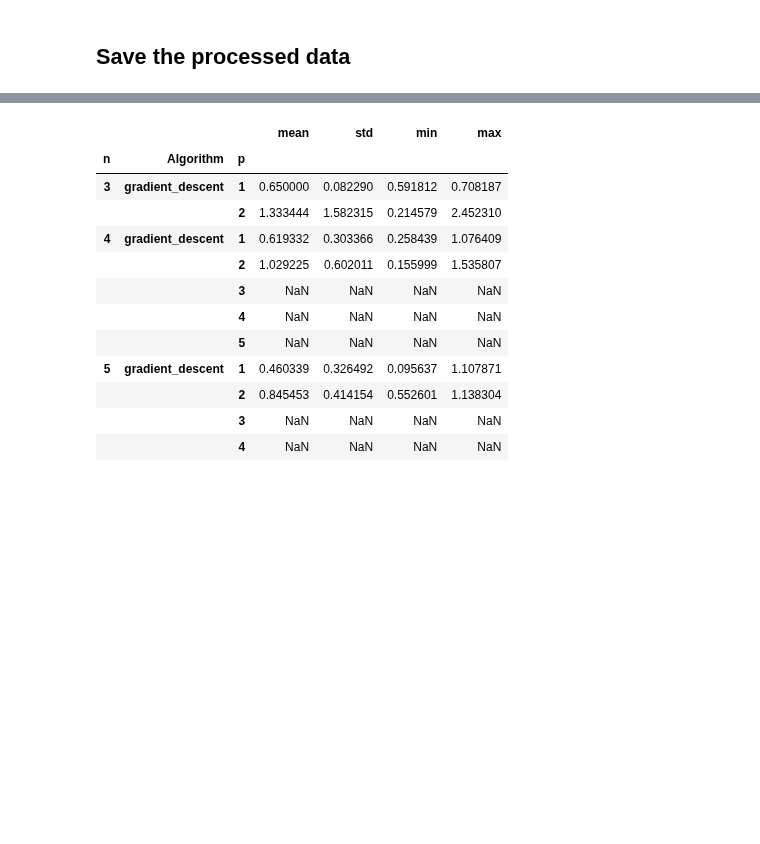
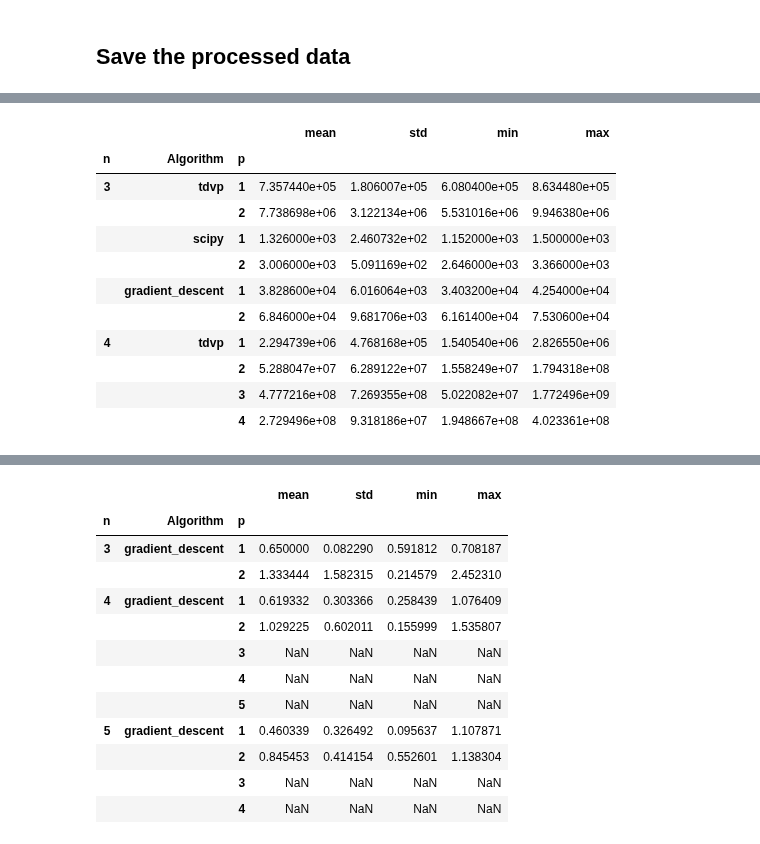
Before and after one commit to LeonhardRichter/TDVP_and_QAOA, a Jupyter notebook: data_processing.ipynb, the cells around one changed output, grey strips where cells are left out. Saved outputs shown, nothing was run; the diff lists cells and outputs as text; code cells hidden in the pictures; blank space fills up the shorter version.

```diff
--- a/data_processing.ipynb
+++ b/data_processing.ipynb
@@ -857,3 +859,18 @@ with open("results/stats_gd_cut.p",'rb') as file:
+# %%
+stats['gate count'].head(10)
+# %% [output]
+|  |  |  | mean | std | min | max |
+| n | Algorithm | p |  |  |  |  |
+| 3 | tdvp | 1 | 7.357440e+05 | 1.806007e+05 | 6.080400e+05 | 8.634480e+05 |
+|  |  | 2 | 7.738698e+06 | 3.122134e+06 | 5.531016e+06 | 9.946380e+06 |
+|  | scipy | 1 | 1.326000e+03 | 2.460732e+02 | 1.152000e+03 | 1.500000e+03 |
+|  |  | 2 | 3.006000e+03 | 5.091169e+02 | 2.646000e+03 | 3.366000e+03 |
+|  | gradient_descent | 1 | 3.828600e+04 | 6.016064e+03 | 3.403200e+04 | 4.254000e+04 |
+|  |  | 2 | 6.846000e+04 | 9.681706e+03 | 6.161400e+04 | 7.530600e+04 |
+| 4 | tdvp | 1 | 2.294739e+06 | 4.768168e+05 | 1.540540e+06 | 2.826550e+06 |
+|  |  | 2 | 5.288047e+07 | 6.289122e+07 | 1.558249e+07 | 1.794318e+08 |
+|  |  | 3 | 4.777216e+08 | 7.269355e+08 | 5.022082e+07 | 1.772496e+09 |
+|  |  | 4 | 2.729496e+08 | 9.318186e+07 | 1.948667e+08 | 4.023361e+08 |
 # %%
 stats = old_stats.apply(lambda x: compute_statistics(x, df), axis=1)
 stats
```
Also changed, not shown: parts of 6 cells of this notebook, 18 other files.
